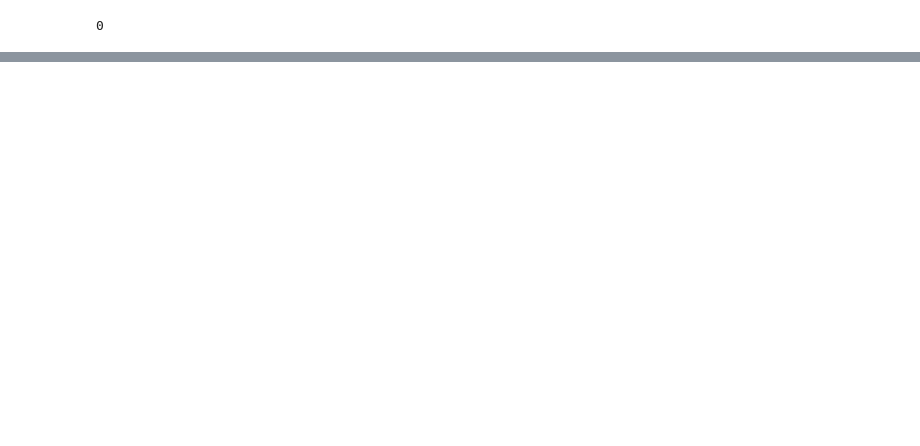
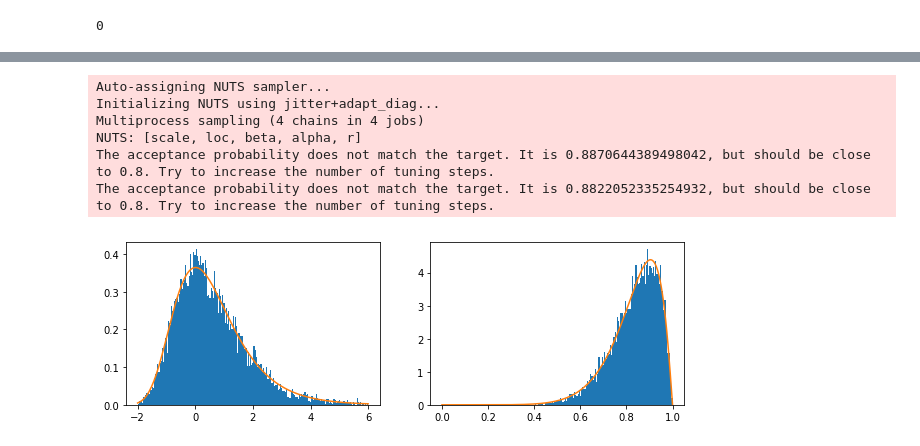
Before and after one commit to junpenglao/Planet_Sakaar_Data_Science, a Jupyter notebook: WIP/vector_transformation_copulas.ipynb, the cells around one changed output, grey strips where cells are left out. Drawn from its saved outputs; the diff is of its cells as text; code cells hidden in the pictures; blank space fills up the shorter version.

```diff
--- a/WIP/vector_transformation_copulas.ipynb
+++ b/WIP/vector_transformation_copulas.ipynb
@@ -548,0 +549,20 @@ map_
+# %%
+with model2:
+    trace = pm.sample()
+
+_, ax = plt.subplots(1, 2, figsize=(10, 3))
+x0 = np.linspace(-2, 6, 200)
+ax[0].hist(x_trans[:, 0], x0, density='pdf')
+ax[0].plot(x0, st.gumbel_r.pdf(x0, loc=trace['loc'].mean(), scale=trace['scale'].mean()))
+
+x1 = np.linspace(0, 1, 200)
+ax[1].hist(x_trans[:, 1], x1, density='pdf')
+ax[1].plot(x1, Kumaraswamypdf(x1, trace['alpha'].mean(), trace['beta'].mean()));
+# %% [output]
+Auto-assigning NUTS sampler...
+Initializing NUTS using jitter+adapt_diag...
+Multiprocess sampling (4 chains in 4 jobs)
+NUTS: [scale, loc, beta, alpha, r]
+The acceptance probability does not match the target. It is 0.8870644389498042, but should be close to 0.8. Try to increase the number of tuning steps.
+The acceptance probability does not match the target. It is 0.8822052335254932, but should be close to 0.8. Try to increase the number of tuning steps.
+[figure, added]
```
Also changed, not shown: parts of 17 cells of this notebook, 3 other files.
